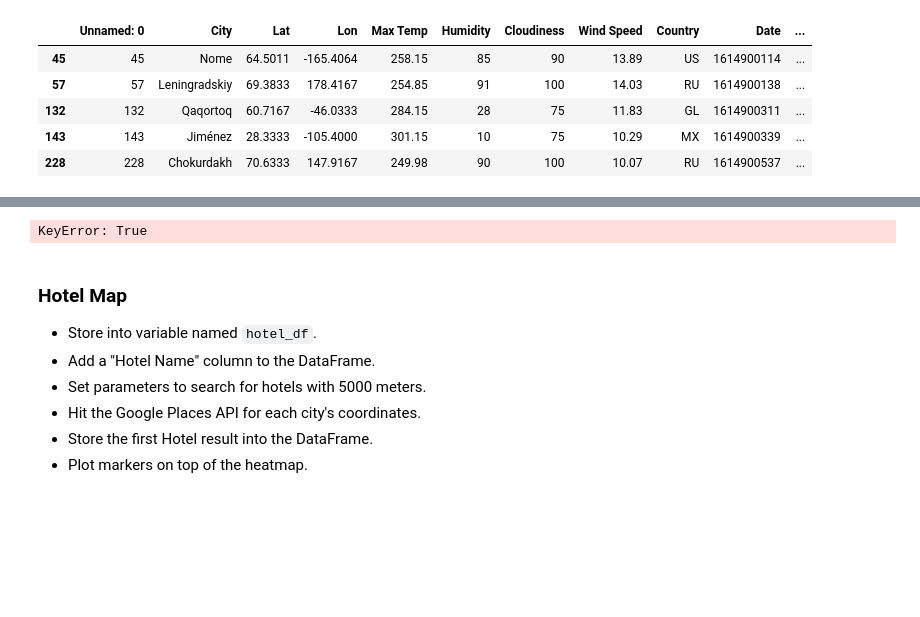
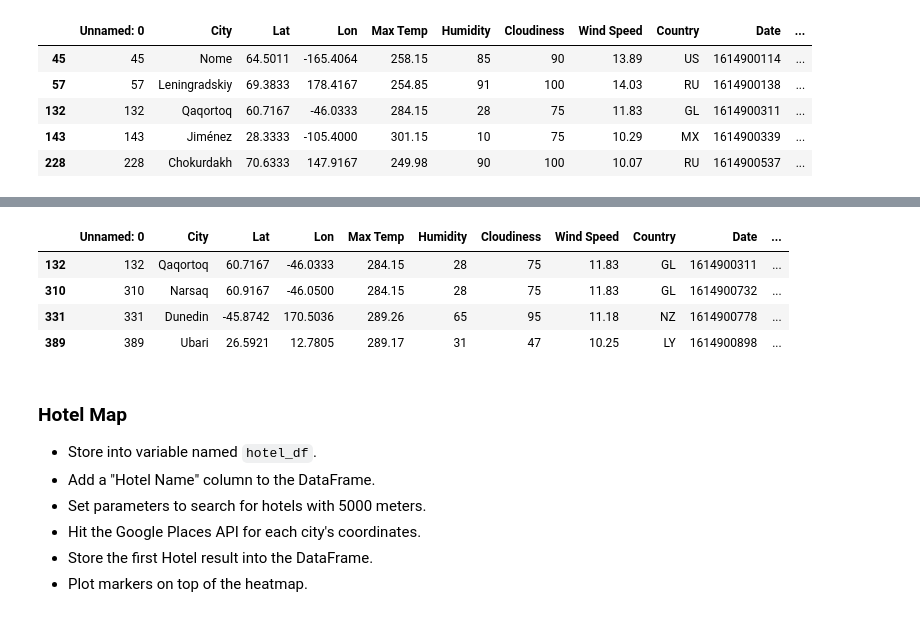
Before and after one commit to wagneree193/python-api-challenge, a Jupyter notebook: VacationPy.ipynb, the cells around one changed output, grey strips where cells are left out. Drawn from its saved outputs; the diff is of its cells as text; code cells hidden in the pictures; blank space fills up the shorter version.

```diff
--- a/VacationPy.ipynb
+++ b/VacationPy.ipynb
@@ -155,16 +139,20 @@ clean_df.sort_values(by=['Cloudiness'], ascending = True)
-# %%
-temp_range = range(70, 80)
-
-clean_df = clean_df[clean_df[['Max Temp F'] != 'temp_range']]
-#clean_df.drop(clean_df.loc[clean_df['Max Temp F'] > 80].index, inplace=True)
-#clean_df.drop(clean_df.loc[clean_df['Wind Speed'] < 10].index, inplace=True)
-#clean_df.drop(clean_df.loc[clean_df['Cloudiness'] > 40].index, inplace=True)
-#try using exceptions next
-
-
-clean_df
-# %% [output]
-KeyError: True
+# %%
+#temp_range = range(50, 70)
+#wind speed less than 15
+#cloudiness greater than 40
+#the perfect vacation for someone who doesn't like heat or getting sunburned
+weather_params = weather_df.dropna()
+weather_params_clean = weather_params.loc[(weather_params['Max Temp F'] >=50) & (weather_params['Max Temp F'] <= 70)]
+weather_params_clean = weather_params_clean.loc[(weather_params_clean['Wind Speed'] <=15) & (weather_params_clean['Cloudiness']>=40)]
+
+
+weather_params_clean
+# %% [output]
+|  | Unnamed: 0 | City | Lat | Lon | Max Temp | Humidity | Cloudiness | Wind Speed | Country | Date | ... |
+| 132 | 132 | Qaqortoq | 60.7167 | -46.0333 | 284.15 | 28 | 75 | 11.83 | GL | 1614900311 | ... |
+| 310 | 310 | Narsaq | 60.9167 | -46.0500 | 284.15 | 28 | 75 | 11.83 | GL | 1614900732 | ... |
+| 331 | 331 | Dunedin | -45.8742 | 170.5036 | 289.26 | 65 | 95 | 11.18 | NZ | 1614900778 | ... |
+| 389 | 389 | Ubari | 26.5921 | 12.7805 | 289.17 | 31 | 47 | 10.25 | LY | 1614900898 | ... |
 # %% [markdown]
 ### Hotel Map
 * Store into variable named `hotel_df`.
```
Also changed, not shown: parts of 2 cells of this notebook.
